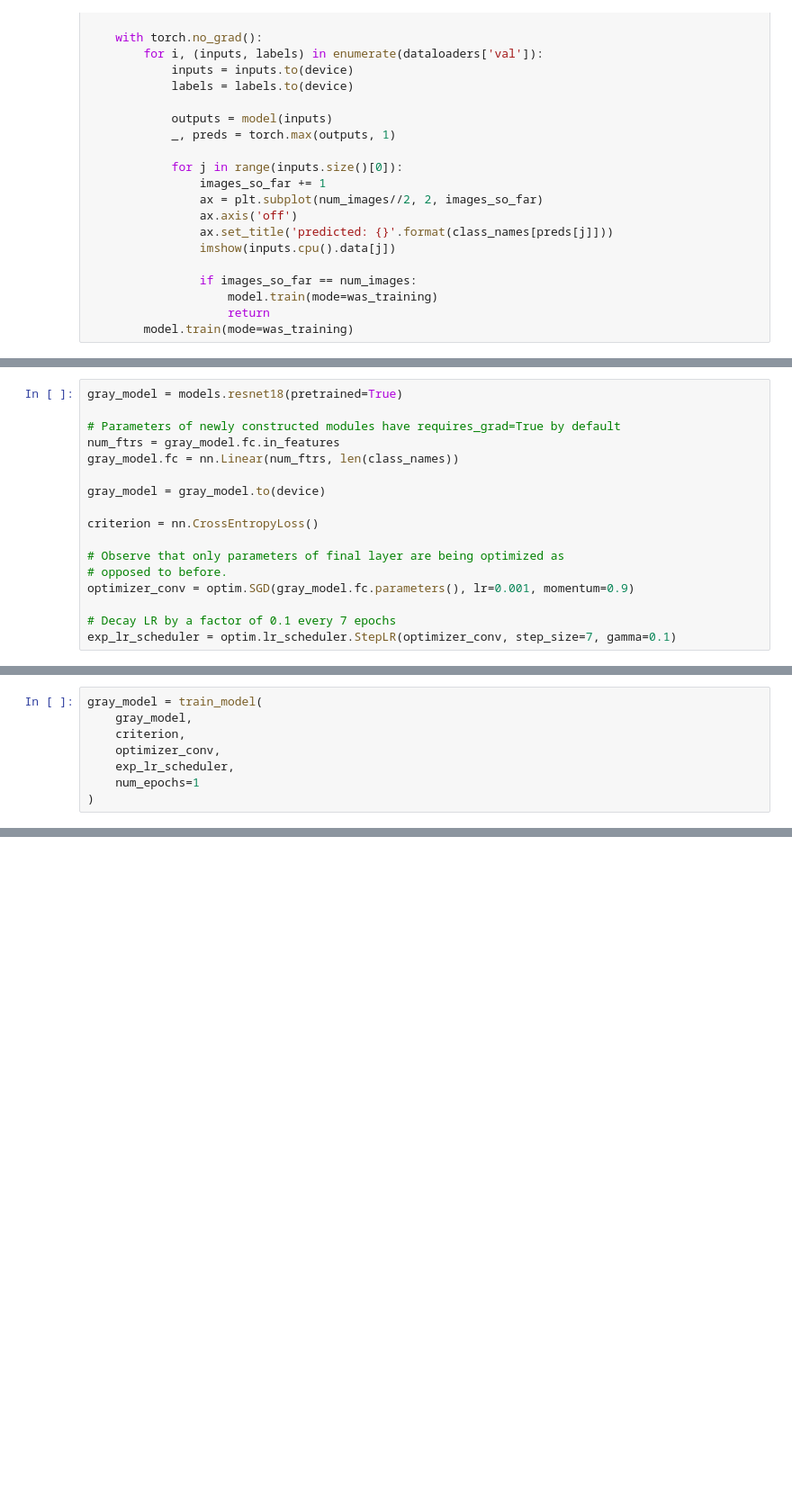
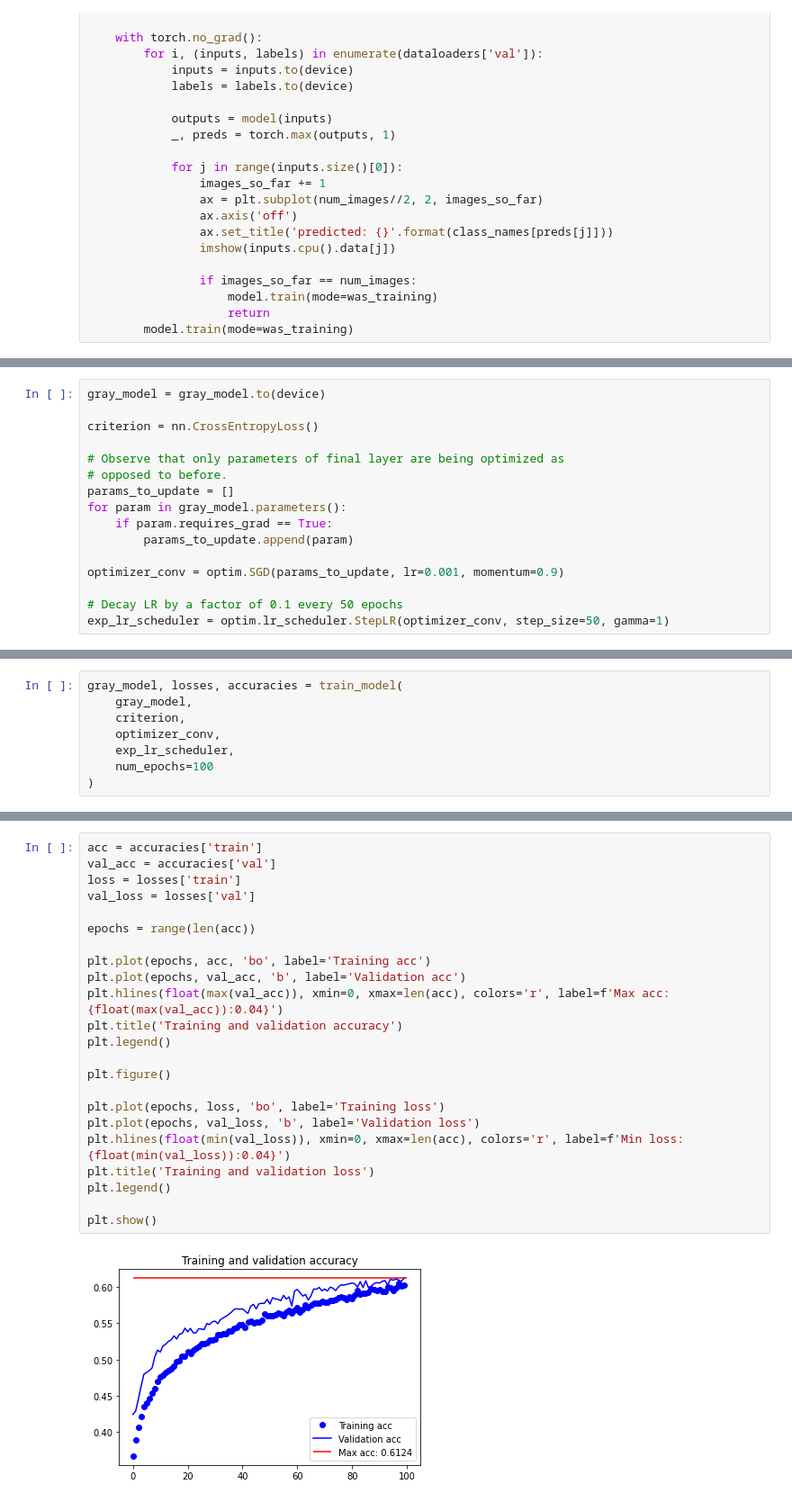
Before and after one commit to Aydens01/emotion-detection, a Jupyter notebook: fer13.ipynb, the cells around one changed output, grey strips where cells are left out. Shown at 90% size. Cells and saved outputs as stored; diff of their text form; blank space fills up the shorter version.

```diff
--- a/fer13.ipynb
+++ b/fer13.ipynb
@@ -182,17 +255,16 @@ def visualize_model(model, num_images=6):
 # %%
-gray_model = models.resnet18(pretrained=True)
-
-# Parameters of newly constructed modules have requires_grad=True by default
-num_ftrs = gray_model.fc.in_features
-gray_model.fc = nn.Linear(num_ftrs, len(class_names))
-
 gray_model = gray_model.to(device)
 
 criterion = nn.CrossEntropyLoss()
 
 # Observe that only parameters of final layer are being optimized as
 # opposed to before.
-optimizer_conv = optim.SGD(gray_model.fc.parameters(), lr=0.001, momentum=0.9)
+params_to_update = []
+for param in gray_model.parameters():
+    if param.requires_grad == True:
+        params_to_update.append(param)
 
-# Decay LR by a factor of 0.1 every 7 epochs
-exp_lr_scheduler = optim.lr_scheduler.StepLR(optimizer_conv, step_size=7, gamma=0.1)
+optimizer_conv = optim.SGD(params_to_update, lr=0.001, momentum=0.9)
+
+# Decay LR by a factor of 0.1 every 50 epochs
+exp_lr_scheduler = optim.lr_scheduler.StepLR(optimizer_conv, step_size=50, gamma=1)
@@ -199,9 +291,9 @@ exp_lr_scheduler = optim.lr_scheduler.StepLR(optimizer_conv, step_size=7, gamma=
 # %%
-gray_model = train_model(
+gray_model, losses, accuracies = train_model(
     gray_model,
     criterion,
     optimizer_conv,
     exp_lr_scheduler,
-    num_epochs=1
+    num_epochs=100
 )
 # %% [output]
@@ -229,0 +317,25 @@ TypeError: Invalid shape (44, 44, 1) for image data
+# %%
+acc = accuracies['train']
+val_acc = accuracies['val']
+loss = losses['train']
+val_loss = losses['val']
+
+epochs = range(len(acc))
+
+plt.plot(epochs, acc, 'bo', label='Training acc')
+plt.plot(epochs, val_acc, 'b', label='Validation acc')
+plt.hlines(float(max(val_acc)), xmin=0, xmax=len(acc), colors='r', label=f'Max acc: {float(max(val_acc)):0.04}')
+plt.title('Training and validation accuracy')
+plt.legend()
+
+plt.figure()
+
+plt.plot(epochs, loss, 'bo', label='Training loss')
+plt.plot(epochs, val_loss, 'b', label='Validation loss')
+plt.hlines(float(min(val_loss)), xmin=0, xmax=len(acc), colors='r', label=f'Min loss: {float(min(val_loss)):0.04}')
+plt.title('Training and validation loss')
+plt.legend()
+
+plt.show()
+# %% [output]
+[figure, added]
```
Also changed, not shown: parts of 16 cells of this notebook, 13 other files.
